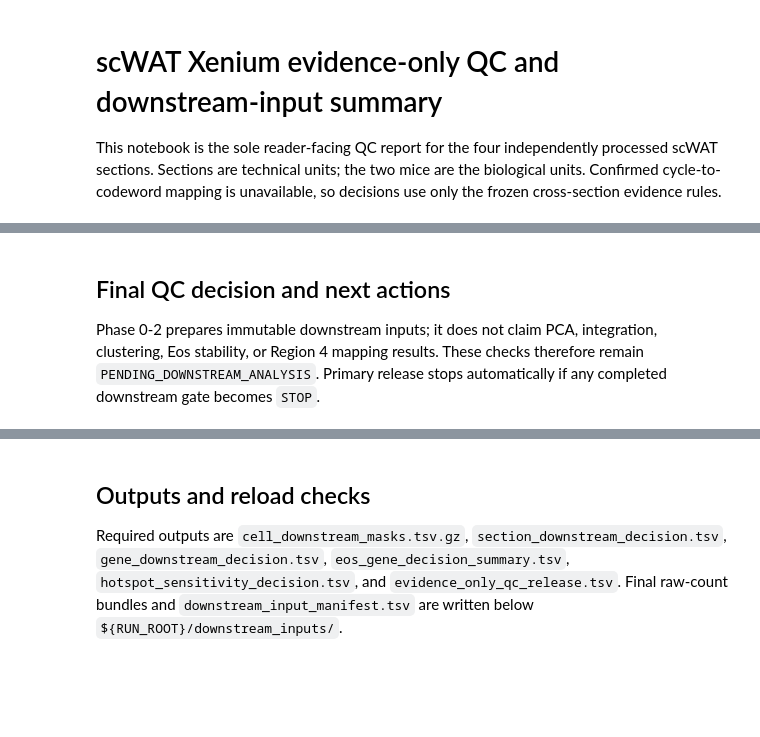
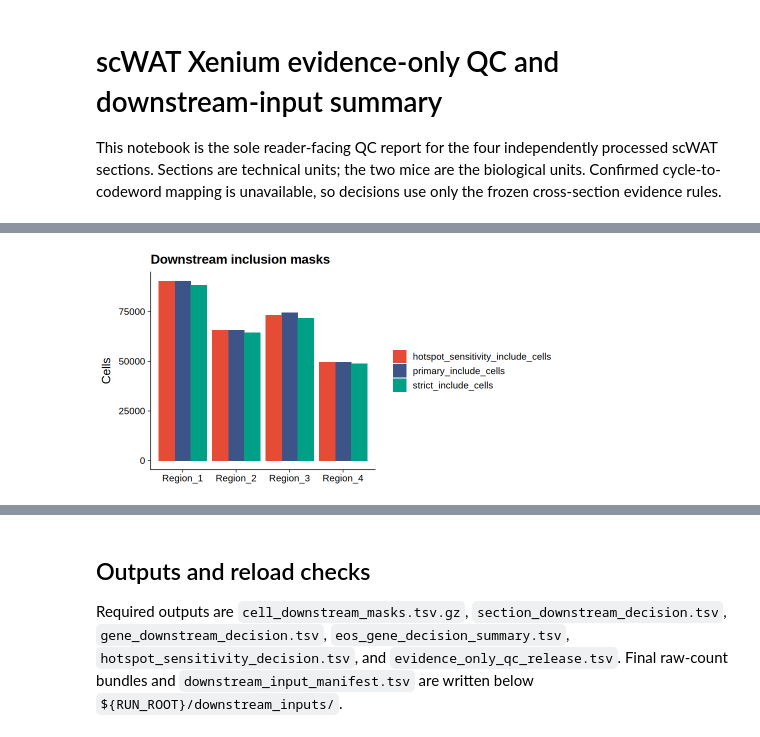
Before and after one commit to SharonWang/YNH_Xenium_scWAT, a Jupyter notebook: notebooks/02_slide_QC_summary.ipynb, the cells around one changed output, grey strips where cells are left out. Drawn from its saved outputs; the diff is of its cells as text; code cells hidden in the pictures; blank space fills up the shorter version.

Commit message:
feat: checkpoint HPC scWAT notebooks and R pipeline

```diff
--- a/notebooks/02_slide_QC_summary.ipynb
+++ b/notebooks/02_slide_QC_summary.ipynb
@@ -105,11 +362,4 @@ Colors and scales are consistent across sections where scientifically appropriat
 # %%
-extended_slide_plots <- plot_extended_slide_qc(extended_slide_data, extended_slide_summary)
-for (plot in extended_slide_plots) print(plot)
-mask_plot_data <- evidence_summary$sections[, c("region_id", "primary_include_cells", "strict_include_cells", "hotspot_sensitivity_include_cells")]
-mask_long <- reshape(mask_plot_data, varying = names(mask_plot_data)[-1], v.names = "cells", timevar = "mask", times = names(mask_plot_data)[-1], direction = "long")
 print(ggplot2::ggplot(mask_long, ggplot2::aes(region_id, cells, fill = mask)) + ggplot2::geom_col(position = "dodge") + ggplot2::scale_fill_manual(values = c(primary_include_cells="#3C5488", strict_include_cells="#00A087", hotspot_sensitivity_include_cells="#E64B35")) + ggplot2::labs(title="Downstream inclusion masks", x=NULL, y="Cells", fill=NULL) + cell_style_theme())
-print(ggplot2::ggplot(gene_tier_counts, ggplot2::aes(reorder(decision, genes), genes, fill = decision)) + ggplot2::geom_col(show.legend=FALSE) + ggplot2::coord_flip() + ggplot2::labs(title="Evidence-only gene decisions", x=NULL, y="Genes") + cell_style_theme())
+# %% [output]
+[figure, added]
-# %% [markdown]
-## Final QC decision and next actions
-
-Phase 0-2 prepares immutable downstream inputs; it does not claim PCA, integration, clustering, Eos stability, or Region 4 mapping results. These checks therefore remain `PENDING_DOWNSTREAM_ANALYSIS`. Primary release stops automatically if any completed downstream gate becomes `STOP`.
```
Also changed, not shown: parts of 91 cells of this notebook, 16 other files.
